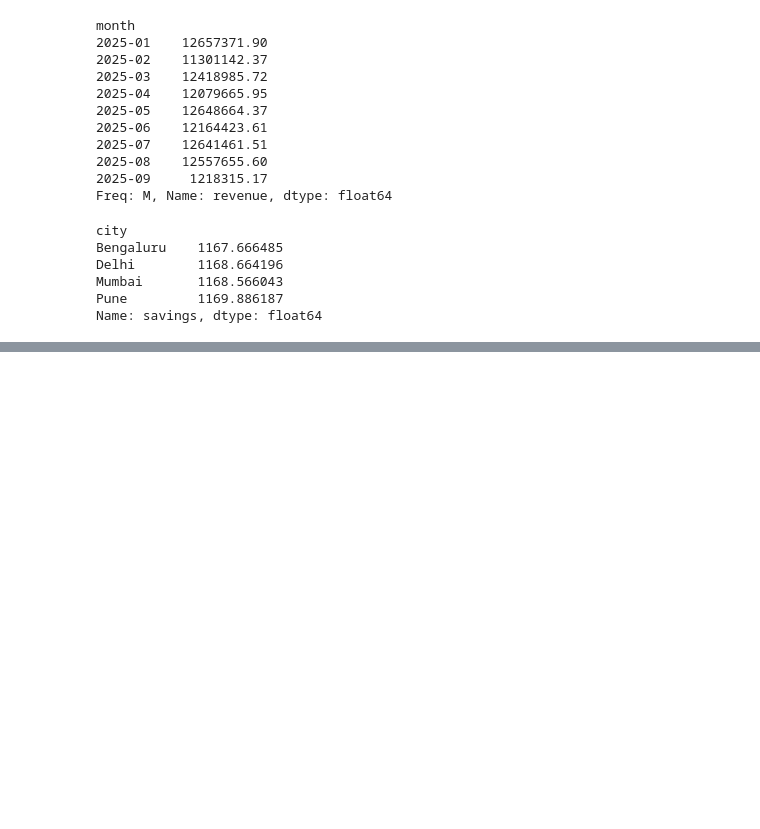
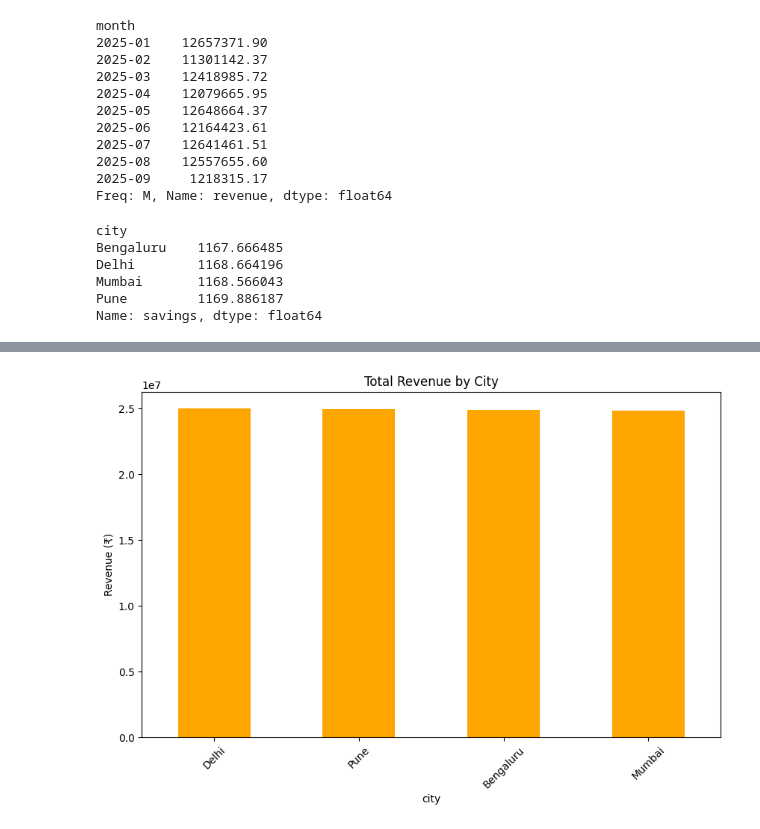
Before and after one commit to Ninja2006-vm/EvChargingAnalysis, a Jupyter notebook: notebook/Analysis_Report.ipynb, the cells around one changed output, grey strips where cells are left out. Cells and saved outputs as stored; diff of their text form; code cells hidden in the pictures; blank space fills up the shorter version.

```diff
--- a/notebook/Analysis_Report.ipynb
+++ b/notebook/Analysis_Report.ipynb
@@ -74,0 +88,10 @@ Name: savings, dtype: float64
+# %%
+city_revenue = df.groupby("city")["revenue"].sum().sort_values(ascending=False)
+plt.figure(figsize=(10,6))
+city_revenue.plot(kind="bar", color="orange")
+plt.title("Total Revenue by City")
+plt.ylabel("Revenue (₹)")
+plt.xticks(rotation=45)
+plt.show()
+# %% [output]
+[figure, added]
```
Also changed, not shown: parts of 5 cells of this notebook.
